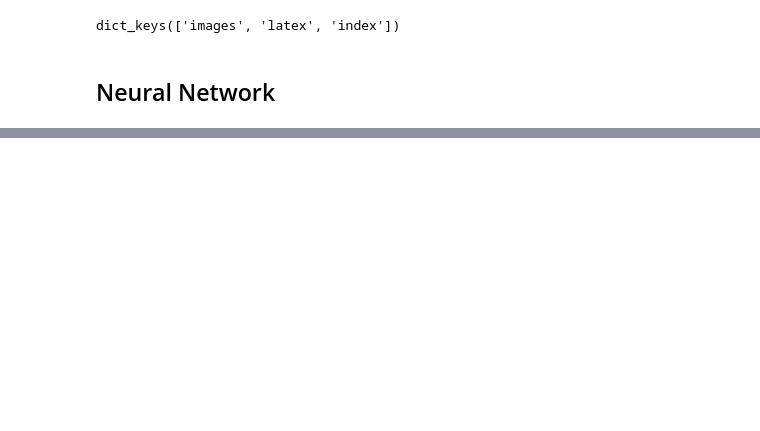
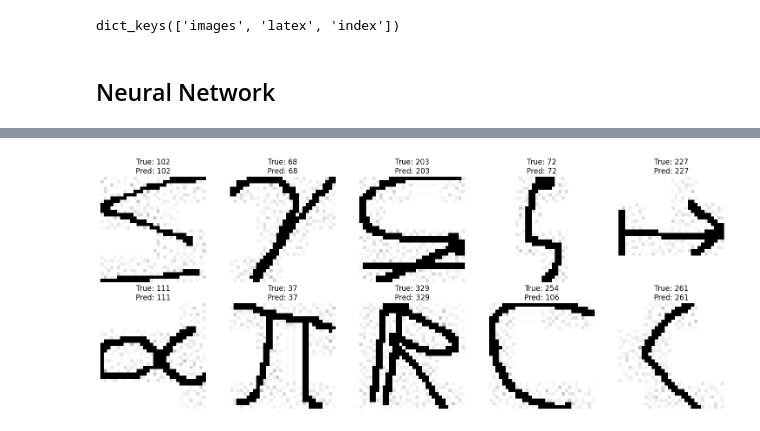
Before and after one commit to DhayananthB/HaSy_Recognition, a Jupyter notebook: Hasy.ipynb, the cells around one changed output, grey strips where cells are left out. Saved outputs shown, nothing was run; the diff lists cells and outputs as text; code cells hidden in the pictures; blank space fills up the shorter version.

```diff
--- a/Hasy.ipynb
+++ b/Hasy.ipynb
@@ -134,7 +152,7 @@ criterion = nn.CrossEntropyLoss()
 optimizer = optim.Adam(model.parameters(), lr=0.001)
 
 # Number of epochs
-num_epochs = 3
+num_epochs = 6
 
 # Function to evaluate loss and accuracy
 def evaluate_loss_and_accuracy(loader, model, criterion):
@@ -149,8 +167,8 @@ def evaluate_loss_and_accuracy(loader, model, criterion):
 
             inputs.to(device)
 
-            # Ensure labels are in the correct format
-            labels = labels.squeeze()  # Convert from shape [128, 1] to [128]
+
+            labels = labels.squeeze()
 
             labels.to(device)
 
@@ -178,7 +196,6 @@ for epoch in range(num_epochs):
         inputs.to(device)
 
         labels = labels.squeeze()
-         # Convert from shape [128, 1] to [128]
 
         labels.to(device)
 
@@ -189,7 +206,7 @@ for epoch in range(num_epochs):
         optimizer.step()
 
         running_loss += loss.item()
-        if i % 100 == 99:  # Print every 100 mini-batches
+        if i % 100 == 99:
             print(f"[Epoch {epoch + 1}, Batch {i + 1}] Training loss: {running_loss / 100:.3f}")
             running_loss = 0.0
 
@@ -249,0 +242,29 @@ torch.save(model.state_dict(), "hasy.pth")
+# %%
+model = HASYNet()
+model.load_state_dict(torch.load('/content/hasy.pth'))
+model.eval()
+
+
+data_iter = iter(test_dataloader)
+images, labels, indices = next(data_iter)
+
+
+outputs = model(images)
+_, predicted = torch.max(outputs, 1)
+
+
+fig, axes = plt.subplots(2, 5, figsize=(15, 6))
+axes = axes.flatten()
+
+for i in range(10):
+    img = images[i].permute(1, 2, 0)
+    label = labels[i].item()  # Get true label
+    pred = predicted[i].item()  # Get predicted label
+
+    axes[i].imshow(img)
+    axes[i].set_title(f"True: {label}\nPred: {pred}")
+    axes[i].axis('off')
+
+plt.tight_layout()
+plt.show()
+# %% [output]
@@ -249,0 +281 @@ torch.save(model.state_dict(), "hasy.pth")
+[figure, added]
```
Also changed, not shown: parts of 8 cells of this notebook.
